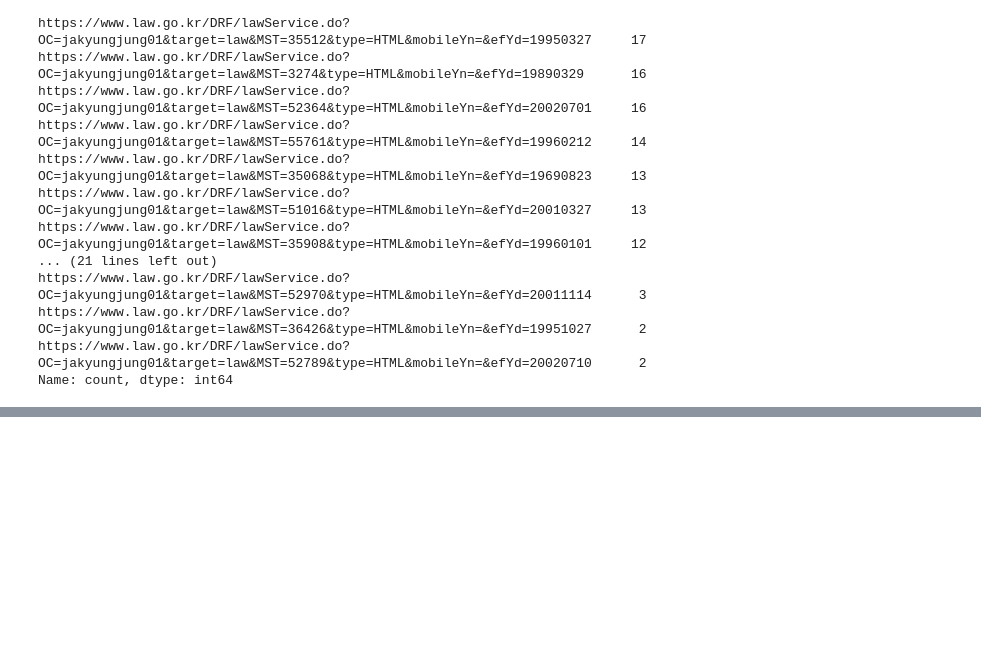
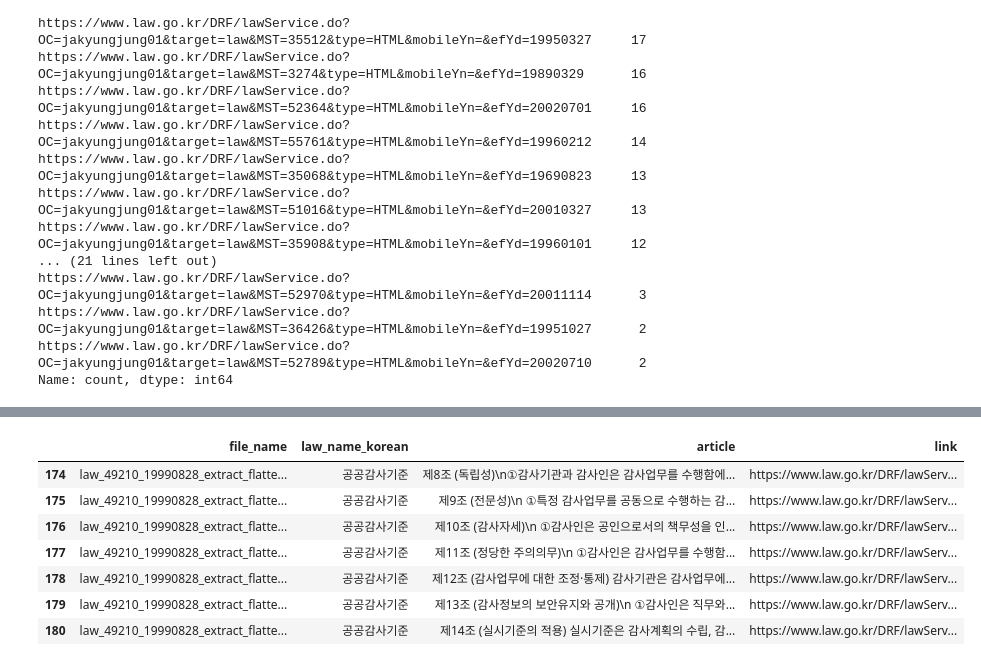
Before and after one commit to JangJiWon0108/skt, a Jupyter notebook: law.ipynb, the cells around one changed output, grey strips where cells are left out. Saved outputs shown, nothing was run; the diff lists cells and outputs as text; code cells hidden in the pictures; blank space fills up the shorter version.

```diff
--- a/law.ipynb
+++ b/law.ipynb
@@ -179,0 +244,13 @@ from langchain_core.documents import Document
+# %%
+merged_df_test=merged_df.loc[174:180, :]
+
+merged_df_test
+# %% [output]
+|  | file_name | law_name_korean | article | link |
+| 174 | law_49210_19990828_extract_flatte... | 공공감사기준 | 제8조 (독립성)\n①감사기관과 감사인은 감사업무를 수행함에... | https://www.law.go.kr/DRF/lawServ... |
+| 175 | law_49210_19990828_extract_flatte... | 공공감사기준 | 제9조 (전문성)\n ①특정 감사업무를 공동으로 수행하는 감... | https://www.law.go.kr/DRF/lawServ... |
+| 176 | law_49210_19990828_extract_flatte... | 공공감사기준 | 제10조 (감사자세)\n ①감사인은 공인으로서의 책무성을 인... | https://www.law.go.kr/DRF/lawServ... |
+| 177 | law_49210_19990828_extract_flatte... | 공공감사기준 | 제11조 (정당한 주의의무)\n ①감사인은 감사업무를 수행함... | https://www.law.go.kr/DRF/lawServ... |
+| 178 | law_49210_19990828_extract_flatte... | 공공감사기준 | 제12조 (감사업무에 대한 조정·통제) 감사기관은 감사업무에... | https://www.law.go.kr/DRF/lawServ... |
+| 179 | law_49210_19990828_extract_flatte... | 공공감사기준 | 제13조 (감사정보의 보안유지와 공개)\n ①감사인은 직무와... | https://www.law.go.kr/DRF/lawServ... |
+| 180 | law_49210_19990828_extract_flatte... | 공공감사기준 | 제14조 (실시기준의 적용) 실시기준은 감사계획의 수립, 감... | https://www.law.go.kr/DRF/lawServ... |
```
Also changed, not shown: parts of 10 cells of this notebook.
